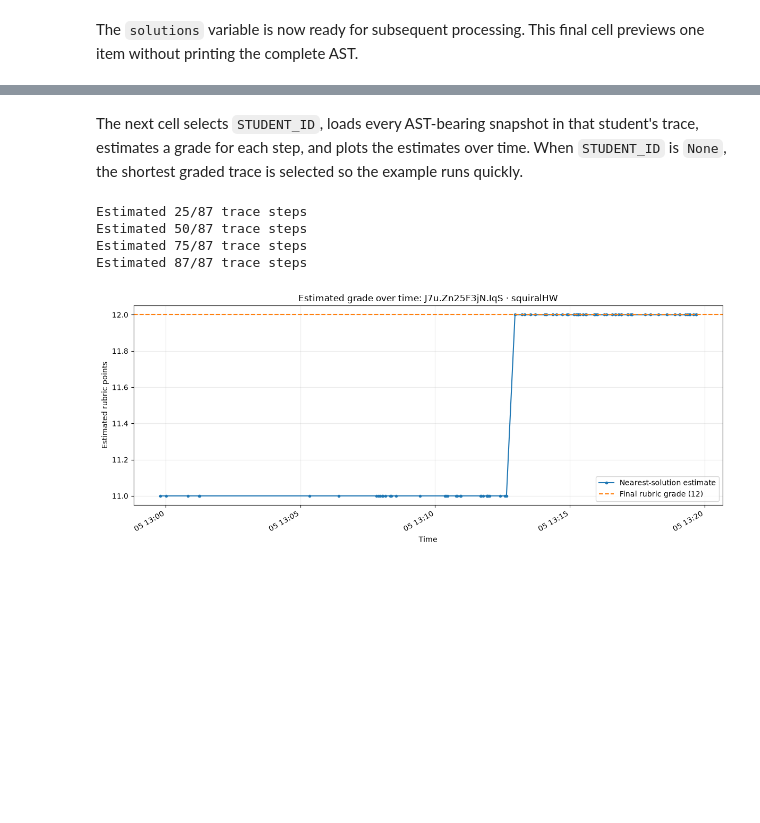
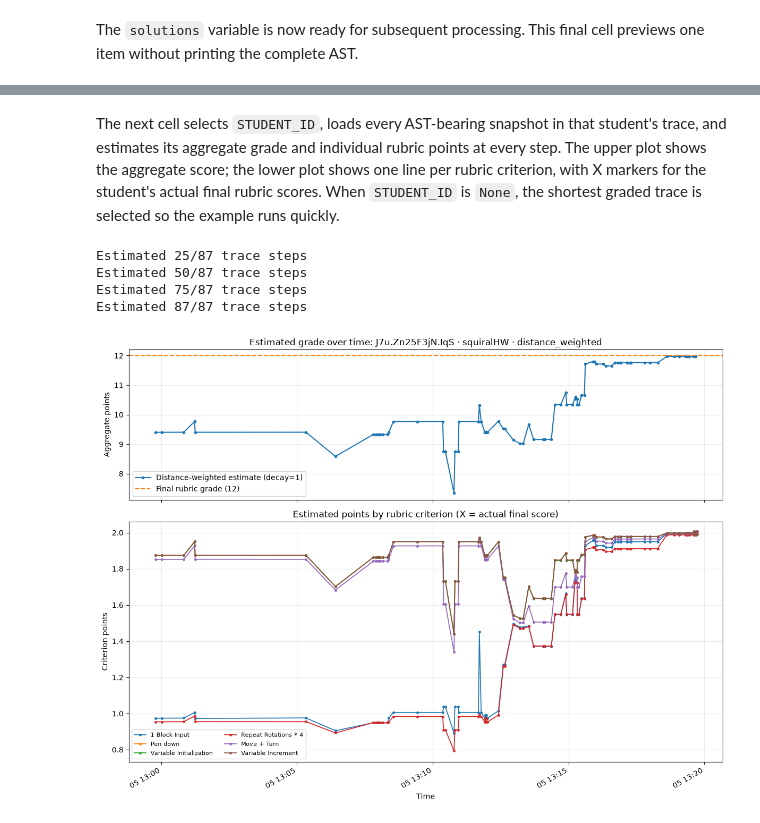
Before and after one commit to leon3428/learnlab-team5, a Jupyter notebook: notebooks/graded_solutions.ipynb, the cells around one changed output, grey strips where cells are left out. Drawn from its saved outputs; the diff is of its cells as text; code cells hidden in the pictures; blank space fills up the shorter version.

```diff
--- a/notebooks/graded_solutions.ipynb
+++ b/notebooks/graded_solutions.ipynb
@@ -6,7 +6,9 @@ Choose one assignment below. The notebook joins its rubric rows to the final sub
 # Hyperparameters: select the task and student to analyze.
 TASK_ID = "squiralHW"
 STUDENT_ID = "J7u.Zn25F3jN.IqS"  # Set an anonymized student ID, or None for the shortest trace.
-EXCLUDE_SELECTED_STUDENT = True  # Avoid using the student's own final solution as a reference.
+EXCLUDE_SELECTED_STUDENT = False  # Avoid using the student's own final solution as a reference.
+GRADE_METHOD = "distance_weighted"  # Use "distance_weighted" or "nearest".
+DISTANCE_DECAY = 1.00  # Larger values make distant exemplars lose influence faster.
 
 # Paths assume the notebook is launched from the repository root.
 DATA_DIR = "data"
@@ -236,5 +297,5 @@ Prepared 43 graded reference solutions.
 # %% [markdown]
-The next cell selects `STUDENT_ID`, loads every AST-bearing snapshot in that student's trace, estimates a grade for each step, and plots the estimates over time. When `STUDENT_ID` is `None`, the shortest graded trace is selected so the example runs quickly.
+The next cell selects `STUDENT_ID`, loads every AST-bearing snapshot in that student's trace, and estimates its aggregate grade and individual rubric points at every step. The upper plot shows the aggregate score; the lower plot shows one line per rubric criterion, with X markers for the student's actual final rubric scores. When `STUDENT_ID` is `None`, the shortest graded trace is selected so the example runs quickly.
 # %%
 graded_student_ids = {solution["student_id"] for solution in solutions}
 
@@ -296,12 +357,12 @@ estimated_trace = []
 estimate_cache = {}  # Reuse results when undo/redo revisits a code state.
 for trace_position, row in enumerate(trace_rows, start=1):
     if row["code_state_id"] not in estimate_cache:
-        estimate_cache[row["code_state_id"]] = estimate_grade_from_distances(
+        estimate_cache[row["code_state_id"]] = estimate_grades_from_distances(
             row["ast_json"],
             references_for_student,
-            closest_graded_solution_grade,
+            configured_grade_function,
         )
-    estimated_grade, distances = estimate_cache[row["code_state_id"]]
+    estimated_grade, rubric_estimates, distances = estimate_cache[row["code_state_id"]]
     closest_index = min(range(len(distances)), key=distances.__getitem__)
     closest_reference = references_for_student[closest_index]
     estimated_trace.append(
@@ -311,6 +372,7 @@ for trace_position, row in enumerate(trace_rows, start=1):
             "time": datetime.fromisoformat(row["client_timestamp"]),
             "code_state_id": row["code_state_id"],
             "estimated_grade": estimated_grade,
+            "estimated_rubric_scores": rubric_estimates,
             "nearest_distance": distances[closest_index],
             "nearest_student_id": closest_reference["student_id"],
         }
@@ -324,43 +386,87 @@ actual_solution = next(
 )
 actual_grade = rubric_total(actual_solution) if actual_solution else None
 
-figure, axis = plt.subplots(figsize=(12, 5))
-axis.plot(
-    [step["time"] for step in estimated_trace],
+actual_rubric_scores = actual_solution["rubric_scores"] if actual_solution else {}
+
+figure, (aggregate_axis, rubric_axis) = plt.subplots(
+    2,
+    1,
+    figsize=(12, 9),
+    sharex=True,
+    gridspec_kw={"height_ratios": [1, 1.6]},
+)
+times = [step["time"] for step in estimated_trace]
+
+aggregate_axis.plot(
+    times,
     [step["estimated_grade"] for step in estimated_trace],
     marker="o",
     markersize=3,
     linewidth=1.5,
-    label="Nearest-solution estimate",
+    label=grade_estimator_label,
 )
 if actual_grade is not None:
-    axis.axhline(
+    aggregate_axis.axhline(
         actual_grade,
         color="tab:orange",
         linestyle="--",
         label=f"Final rubric grade ({actual_grade:g})",
     )
-axis.set_title(f"Estimated grade over time: {selected_student_id} · {TASK_ID}")
-axis.set_xlabel("Time")
-axis.set_ylabel("Estimated rubric points")
-axis.grid(alpha=0.25)
-axis.legend()
+aggregate_axis.set_title(
+    f"Estimated grade over time: {selected_student_id} · {TASK_ID} · {GRADE_METHOD}"
+)
+aggregate_axis.set_ylabel("Aggregate points")
+aggregate_axis.grid(alpha=0.25)
+aggregate_axis.legend()
+
+for criterion in rubric_columns:
+    criterion_estimates = [
+        step["estimated_rubric_scores"][criterion]
+        for step in estimated_trace
+    ]
+    line, = rubric_axis.plot(
+        times,
+        criterion_estimates,
+        marker="o",
+        markersize=2.5,
+        linewidth=1.25,
+        label=criterion,
+    )
+    actual_score = actual_rubric_scores.get(criterion)
+    if actual_score is not None:
+        rubric_axis.scatter(
+            times[-1],
+            actual_score,
+            color=line.get_color(),
+            marker="X",
+            s=55,
+            zorder=3,
+        )
+
+rubric_axis.set_title("Estimated points by rubric criterion (X = actual final score)")
+rubric_axis.set_xlabel("Time")
+rubric_axis.set_ylabel("Criterion points")
+rubric_axis.grid(alpha=0.25)
+rubric_axis.legend(ncol=2, fontsize=8)
 figure.autofmt_xdate()
 figure.tight_layout()
 plt.show()
 
 {
     "student_id": selected_student_id,
+    "grade_method": GRADE_METHOD,
+    "distance_decay": DISTANCE_DECAY if GRADE_METHOD == "distance_weighted" else None,
     "trace_steps_plotted": len(estimated_trace),
     "reference_solutions": len(references_for_student),
     "actual_final_grade": actual_grade,
     "first_estimate": estimated_trace[0]["estimated_grade"],
     "last_estimate": estimated_trace[-1]["estimated_grade"],
+    "last_rubric_estimates": estimated_trace[-1]["estimated_rubric_scores"],
 }
 # %% [output]
 Estimated 25/87 trace steps
 Estimated 50/87 trace steps
 Estimated 75/87 trace steps
 Estimated 87/87 trace steps
-[figure, old version]
+[figure, new version]
 {'student_id': 'J7u.Zn25F3jN.IqS',
```
Also changed, not shown: parts of 5 cells of this notebook, 5 other files.
